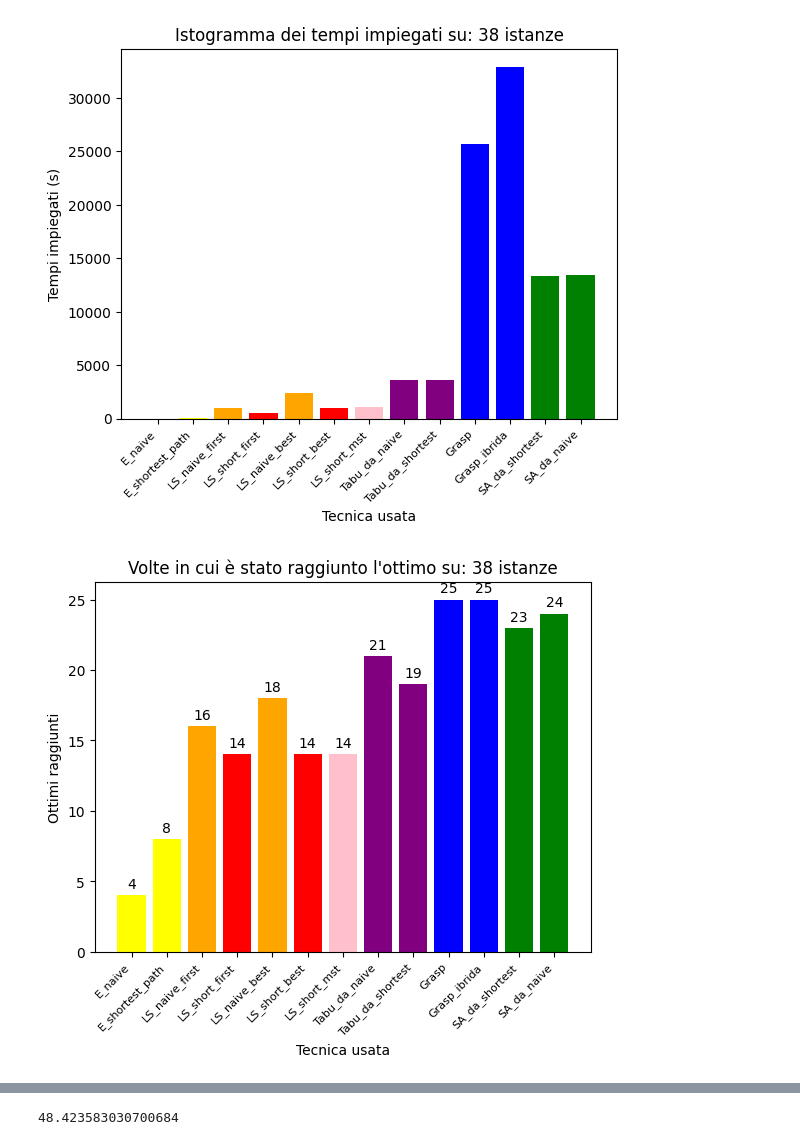
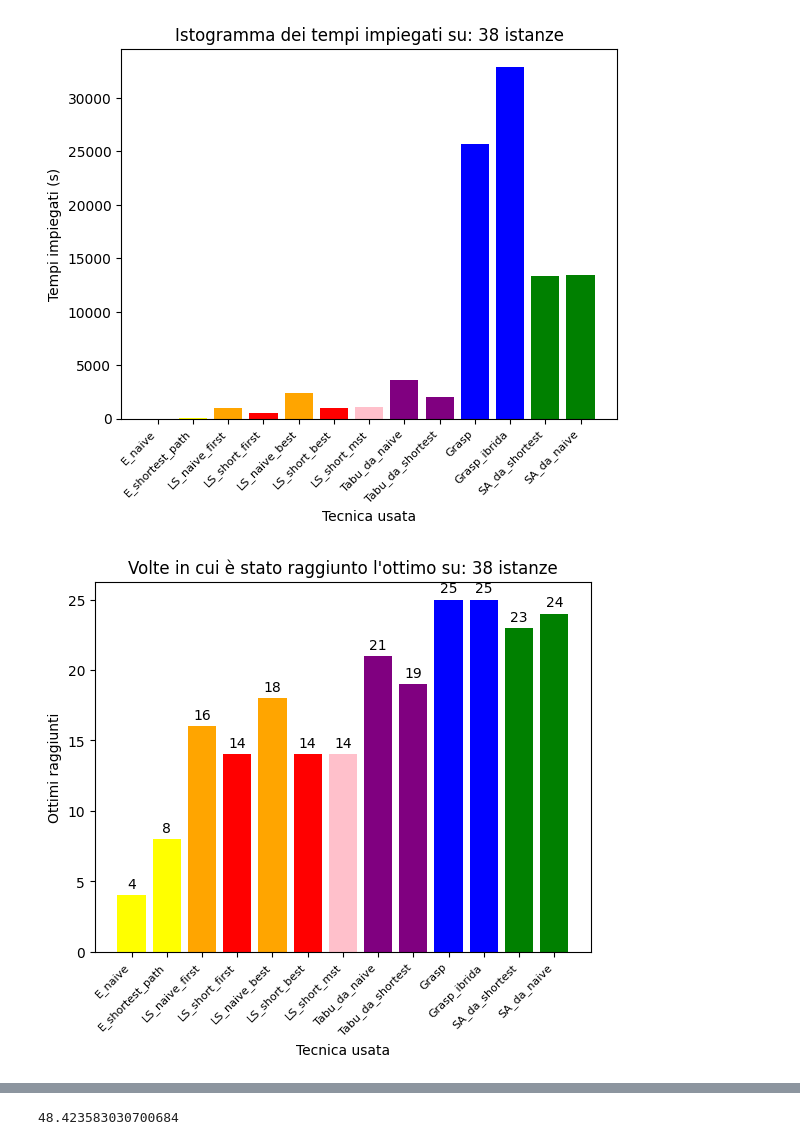
Before and after one commit to dream-19/Steiner-Tree-Operations-Research, a Jupyter notebook: Risultati_grafici.ipynb, the cells around one changed output, grey strips where cells are left out. Drawn from its saved outputs; the diff is of its cells as text; code cells hidden in the pictures.

```diff
--- a/Risultati_grafici.ipynb
+++ b/Risultati_grafici.ipynb
@@ -19,7 +19,7 @@ tempi_ls_naive_best = sum([0.002411,0.000277, 0.003033, 0.000672,0.003891,0.0008
 tempi_ls_short_best = sum([0.001333,0.000281,0.000561, 0.000342,0.000296, 0.000491,0.005142,0.502903,0.931986, 1.795294,0.520841,0.008408,0.029650,0.120021,0.508239,0.342917,0.062609, 0.076360,0.436758,0.683838,5.306983,8.670327,0.157953,0.600650,3.941284,0.131063,7.879019, 0.048610, 0.185052,42.258583,50.636076,86.786039,0.834443,44.896602,126.890841,0.001647,71.156435,509.589256])
 tempi_ls_short_mst = sum([0.0015332698822021484, 0.0003197193145751953, 0.0005006790161132812, 0.0003714561462402344, 0.0004487037658691406, 0.0004558563232421875, 0.005920886993408203, 0.4760739803314209, 0.7637581825256348, 1.6997225284576416, 0.6378195285797119, 0.007984161376953125, 0.028322219848632812, 0.11439085006713867, 0.5344622135162354, 0.3758358955383301, 0.0649104118347168, 0.0718374252319336, 0.40430760383605957, 0.6463947296142578, 5.844572305679321, 8.202730417251587, 0.14595675468444824, 0.6018104553222656, 3.925203800201416, 0.12001752853393555, 7.624135971069336, 0.050568580627441406, 0.18716645240783691, 46.323392391204834, 60.773266077041626, 87.19075345993042, 0.8526284694671631, 58.35140419006348, 148.96225810050964, 0.001398324966430664, 73.25200891494751, 574.519481420517])
 tempi_tabu = sum([0.009127140045166016, 0.0036208629608154297, 0.021557331085205078, 0.011383295059204102, 0.014853715896606445, 0.007275581359863281, 0.10165953636169434, 7.211634635925293, 12.021277904510498, 17.883963346481323, 32.39962649345398, 0.1941845417022705, 0.324932336807251, 3.3860039710998535, 4.89597487449646, 4.858112812042236, 4.185910224914551, 0.9185717105865479, 4.070546627044678, 7.216578006744385, 46.65477776527405, 59.72889304161072, 4.310845375061035, 16.587916612625122, 43.408912658691406, 4.875535488128662, 39.34999966621399, 2.6063382625579834, 10.092752695083618, 202.19029545783997, 230.26187109947205, 302.44413685798645, 9.979440927505493, 201.85946083068848, 480.86722445487976, 0.043784379959106445, 318.24937176704407, 1555.0283353328705])
-tempi_tabu_shortest = sum([0.009127140045166016, 0.0036208629608154297, 0.021557331085205078, 0.011383295059204102, 0.014853715896606445, 0.007275581359863281, 0.10165953636169434, 7.211634635925293, 12.021277904510498, 17.883963346481323, 32.39962649345398, 0.1941845417022705, 0.324932336807251, 3.3860039710998535, 4.89597487449646, 4.858112812042236, 4.185910224914551, 0.9185717105865479, 4.070546627044678, 7.216578006744385, 46.65477776527405, 59.72889304161072, 4.310845375061035, 16.587916612625122, 43.408912658691406, 4.875535488128662, 39.34999966621399, 2.6063382625579834, 10.092752695083618, 202.19029545783997, 230.26187109947205, 302.44413685798645, 9.979440927505493, 201.85946083068848, 480.86722445487976, 0.043784379959106445, 318.24937176704407, 1555.0283353328705])
+tempi_tabu_shortest = sum([0.010440349578857422, 0.0031638145446777344, 0.019962787628173828, 0.009177446365356445, 0.011399507522583008, 0.009656190872192383, 0.10536050796508789, 7.561249256134033, 7.77904748916626, 14.363218307495117, 26.73257088661194, 0.18071913719177246, 0.27342653274536133, 2.5299153327941895, 3.8253214359283447, 3.569366693496704, 2.577906608581543, 0.6249713897705078, 3.4592552185058594, 5.098732233047485, 37.39331245422363, 40.416011333465576, 2.3377246856689453, 9.45435881614685, 31.719053506851196, 3.0616097450256348, 22.75341486930847, 0.8315973281860352, 12.243770599365234, 115.4356095790863, 148.72064447402954, 201.7981653213501, 5.917570114135742, 115.8390941619873, 263.2073483467102, 0.03564643859863281, 152.0413613319397, 767.481199502945])
 tempi_grasp = sum([0.004734992980957031, 0.000518798828125, 0.020183801651000977, 0.0032377243041992188, 0.006157636642456055, 0.0021610260009765625, 0.04055166244506836, 4.601342439651489, 1.824965476989746, 7.018577337265015, 24.04901885986328, 0.06766366958618164, 0.14574360847473145, 10.151549100875854, 27.476866006851196, 24.235207319259644, 23.68889808654785, 1.673102855682373, 2.592384099960327, 3.10807466506958, 18.678393602371216, 129.75038027763367, 14.920549631118774, 28.917085886001587, 42.98121786117554, 21.44906258583069, 108.72650098800659, 2.2238659858703613, 101.91865468025208, 1780.1872911453247, 2082.0988941192627, 3648.367181777954, 84.76664876937866, 1747.7832825183868, 4214.343824148178, 0.08801841735839844, 2507.138608455658, 9049.7064640522])
 tempi_grasp_ibrida = sum([0.0064923763275146484, 0.0007386207580566406, 0.007951974868774414, 0.00400996208190918, 0.014867067337036133, 0.007146120071411133, 0.03844761848449707, 7.2401816844940186, 8.98615288734436, 6.111509561538696, 22.885085105895996, 0.10338020324707031, 0.19318675994873047, 6.910238027572632, 32.505945682525635, 27.88221549987793, 17.26532769203186, 0.8786227703094482, 13.669373989105225, 4.193781614303589, 33.091386556625366, 378.399462223053, 25.528047561645508, 90.8024582862854, 15.371124505996704, 25.875697374343872, 40.33369326591492, 19.58267593383789, 147.76704716682434, 1973.725248336792, 2568.425942659378, 4023.707521915436, 99.1568534374237, 2133.577643632889, 5393.479827642441, 0.04091763496398926, 3035.0817687511444, 12782.851972341537])
 tempi_sa_shortest = sum([0.0006129741668701172, 0.0001926422119140625, 0.0005676746368408203, 0.0002887248992919922, 0.006617546081542969, 0.00015926361083984375, 0.0013701915740966797, 1.9370858669281006, 2.793421745300293, 2.2335779666900635, 17.940419673919678, 0.0015897750854492188, 0.015804052352905273, 0.20112943649291992, 510.7345492839813, 486.9801459312439, 17.051391124725342, 1.652698278427124, 6.572410345077515, 8.053126811981201, 53.80755352973938, 1173.8832376003265, 21.07136631011963, 70.6192479133606, 11.496060609817505, 82.61141538619995, 494.29988193511963, 91.03931498527527, 205.69664192199707, 1040.2090966701508, 1136.8917388916016, 1527.7311804294586, 159.22879600524902, 1035.2670364379883, 1642.5215418338776, 0.0003440380096435547, 905.681488275528, 2619.6693041324615])
@@ -125,34 +125,34 @@ for i in range(0, len(istanze)):
         ottimo_per_istanza[istanze[i]] += 1
     if ottimo_ls_short_first[i] == 0:
         ottimo_per_istanza[istanze[i]] += 1
     if ottimo_ls_short_best[i] == 0:
          ottimo_per_istanza[istanze[i]] += 1
     if ottimo_ls_short_mst[i] == 0:
         ottimo_per_istanza[istanze[i]] += 1
     if ottimo_tabu[i] == 0:
         ottimo_per_istanza[istanze[i]] += 1
     if ottimo_tabu_shortest[i] == 0:
         ottimo_per_istanza[istanze[i]] += 1
     if ottimo_grasp[i] == 0:
         ottimo_per_istanza[istanze[i]] += 1
     if ottimo_grasp_ibrida[i] == 0:
         ottimo_per_istanza[istanze[i]] += 1
     if ottimo_sa_shortest[i] == 0:
         ottimo_per_istanza[istanze[i]] += 1
 
 plt.figure(figsize=(20, 8))
 colors2 = my_list = ['pink'] * 6 + ['green'] * 19 + ['orange'] * 13
 values = list(ottimo_per_istanza.values())
 plt.bar(istanze, values, color = colors2)
 for i, v in enumerate(values):
     plt.text(i, v + 0.5, str(v), ha='center')
 plt.title("Numero di ottimi raggiunti per ogni istanze, con 11 tecniche: ")
 plt.xlabel('Istanza')
 plt.ylabel('Numero di ottimi raggiunti')
 plt.xticks(rotation=45, ha='right', fontsize=8)
 plt.show()
 # %% [output]
-[figure, old version]
+[figure, new version]
 [figure]
 [figure]
 [figure]
```
Also changed, not shown: parts of 1 cell of this notebook.
